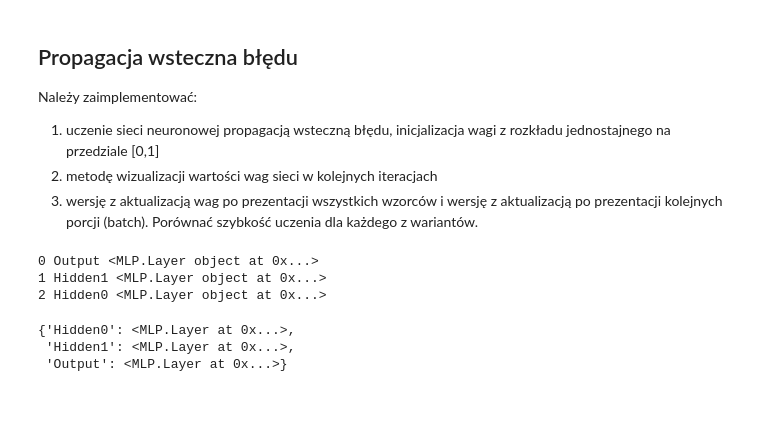
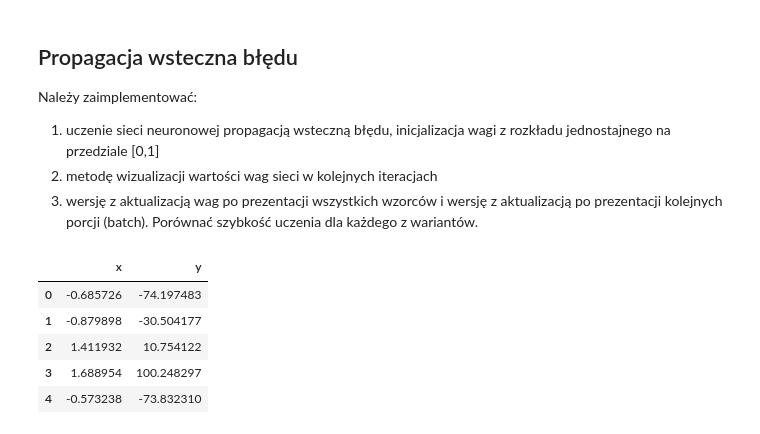
Before and after one commit to skowronskid/Computational-Analysis-Methods, a Jupyter notebook: NN/main.ipynb, the cells around one changed output. Drawn from its saved outputs; the diff is of its cells as text; code cells hidden in the pictures; blank space fills up the shorter version.

```diff
--- a/NN/main.ipynb
+++ b/NN/main.ipynb
@@ -317,15 +276,17 @@ Należy zaimplementować:
 1. uczenie sieci neuronowej propagacją wsteczną błędu, inicjalizacja wagi z rozkładu jednostajnego na przedziale [0,1]
 2. metodę wizualizacji wartości wag sieci w kolejnych iteracjach
 3. wersję z aktualizacją wag po prezentacji wszystkich wzorców i wersję z aktualizacją po prezentacji kolejnych porcji (batch). Porównać szybkość uczenia dla każdego z wariantów.
-# %%
-mlp.backpropagation(1)
-# %% [output]
-0 Output <MLP.Layer object at 0x...>
-1 Hidden1 <MLP.Layer object at 0x...>
-2 Hidden0 <MLP.Layer object at 0x...>
-# %%
-mlp.layers
-# %% [output]
-{'Hidden0': <MLP.Layer at 0x...>,
- 'Hidden1': <MLP.Layer at 0x...>,
- 'Output': <MLP.Layer at 0x...>}
+# %%
+import numpy as np
+import pandas as pd
+from MLP import *   # zaimportowanie klasy MLP i kilku innych rzeczy
+df = pd.read_csv("data/regression/square-simple-training.csv")#,index_col=0)
+df_test = pd.read_csv("data/regression/square-simple-test.csv")#,index_col=0)
+df.head()
+# %% [output]
+|  | x | y |
+| 0 | -0.685726 | -74.197483 |
+| 1 | -0.879898 | -30.504177 |
+| 2 | 1.411932 | 10.754122 |
+| 3 | 1.688954 | 100.248297 |
+| 4 | -0.573238 | -73.832310 |
```
Also changed, not shown: parts of 7 cells of this notebook, 1 other file.
